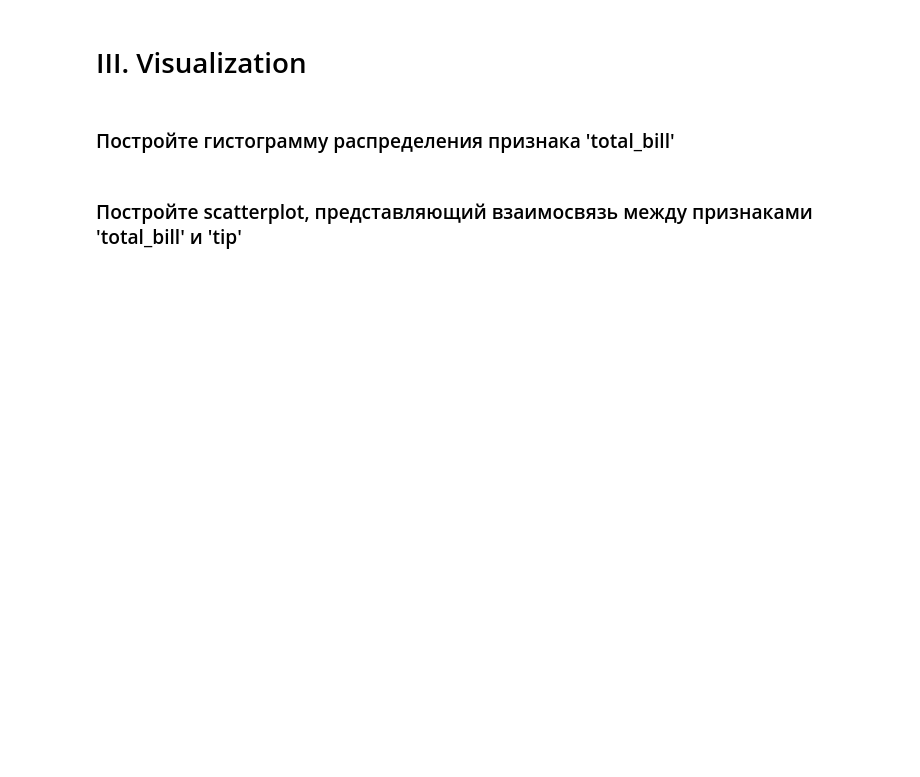
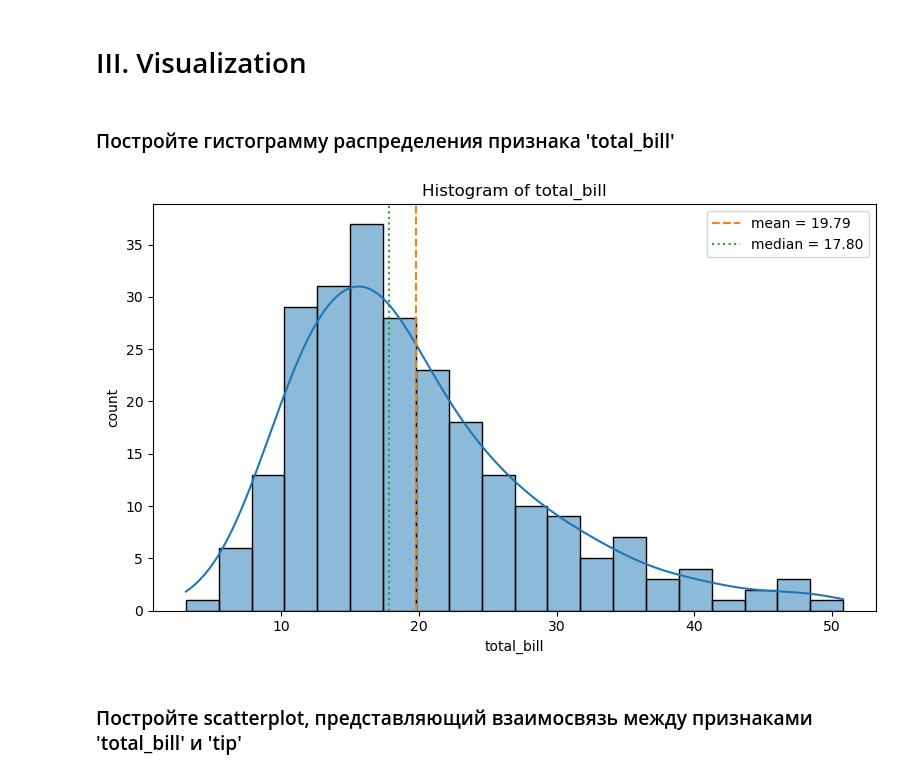
Before and after one commit to kavalex/ML-Basic, a Jupyter notebook: homework_07/homework_07.ipynb, the cells around one changed output. Drawn from its saved outputs; the diff is of its cells as text; code cells hidden in the pictures; blank space fills up the shorter version.

```diff
--- a/homework_07/homework_07.ipynb
+++ b/homework_07/homework_07.ipynb
@@ -43,2 +129,4 @@
+# %%
+tips = sns.load_dataset('tips')
 # %% [markdown]
 ### Посмотрите на первые 5 строчек
@@ -78,0 +230,3 @@
+# %%
+tips['smoker_bin'] = tips['smoker'].map({'No': 0, 'Yes': 1})
+print(tips)
@@ -85,2 +252,17 @@
+# %%
+mean_tb = tips['total_bill'].mean()
+median_tb = tips['total_bill'].median()
+plt.figure(figsize=(8,5))
+sns.histplot(tips['total_bill'], bins=20, kde=True, color='C0')
+plt.axvline(mean_tb, color='C1', linestyle='--', label=f"mean = {mean_tb:.2f}")
+plt.axvline(median_tb, color='C2', linestyle=':', label=f"median = {median_tb:.2f}")
+plt.xlabel('total_bill')
+plt.ylabel('count')
+plt.title('Histogram of total_bill')
+plt.legend()
+plt.tight_layout()
+plt.show()
+# %% [output]
+[figure, added]
 # %% [markdown]
 ### Постройте scatterplot, представляющий взаимосвязь между признаками 'total_bill' и 'tip'
```
Also changed, not shown: parts of 67 cells of this notebook.
